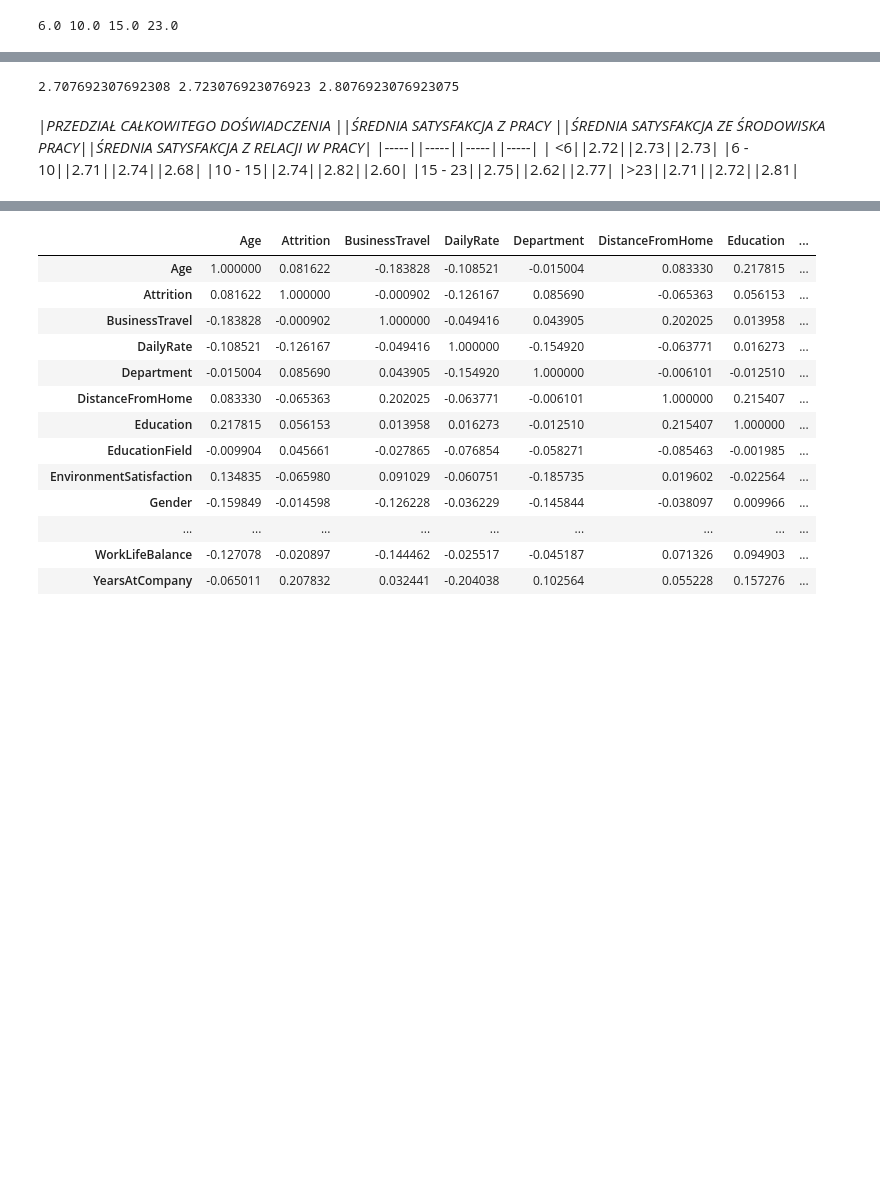
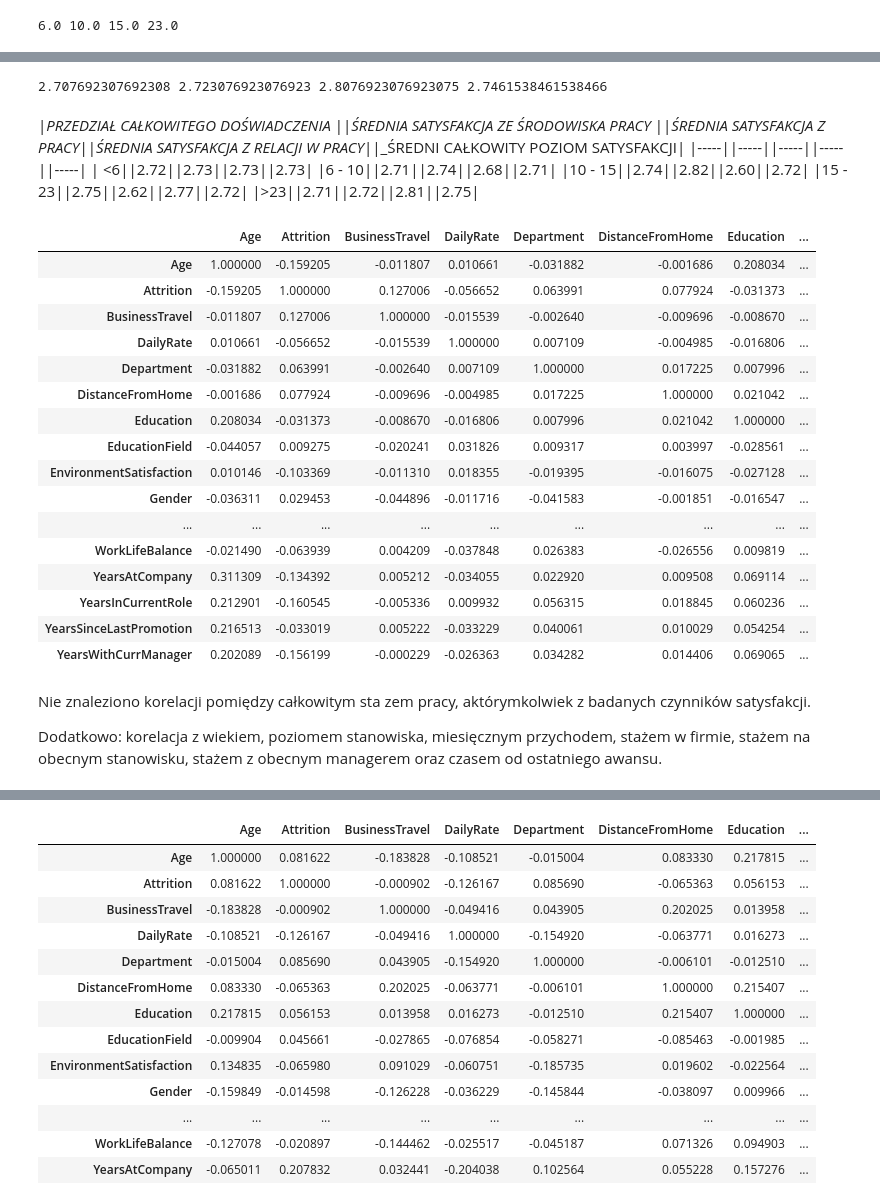
Before and after one commit to infoshareacademy/jdszr4-edc, a Jupyter notebook: 2-projekt-python/experience_analysis/experience_analysis.ipynb, the cells around one changed output, grey strips where cells are left out. Cells and saved outputs as stored; diff of their text form; code cells hidden in the pictures; blank space fills up the shorter version.

Commit message:
updated overall statistics

```diff
--- a/2-projekt-python/experience_analysis/experience_analysis.ipynb
+++ b/2-projekt-python/experience_analysis/experience_analysis.ipynb
@@ -111,17 +142,19 @@ T5 = df[df.TotalWorkingYears > 23]
 T5_enivronment = T5['EnvironmentSatisfaction'].mean()
 T5_job = T5['JobSatisfaction'].mean()
 T5_relationship = T5['RelationshipSatisfaction'].mean()
-print(T5_enivronment,T5_job, T5_relationship)
+T5_overall = (T5_enivronment + T5_job +T5_relationship)/3
+
+print(T5_enivronment,T5_job, T5_relationship, T5_overall)
 # %% [output]
-2.707692307692308 2.723076923076923 2.8076923076923075
+2.707692307692308 2.723076923076923 2.8076923076923075 2.7461538461538466
 # %% [markdown]
-|_PRZEDZIAŁ CAŁKOWITEGO DOŚWIADCZENIA_ ||_ŚREDNIA SATYSFAKCJA Z PRACY_ ||_ŚREDNIA SATYSFAKCJA ZE ŚRODOWISKA PRACY_||_ŚREDNIA SATYSFAKCJA Z RELACJI W PRACY_|
-|-----||-----||-----||-----|
-| <6||2.72||2.73||2.73|
-|6 - 10||2.71||2.74||2.68|
-|10 - 15||2.74||2.82||2.60|
-|15 - 23||2.75||2.62||2.77|
-|>23||2.71||2.72||2.81|
+|_PRZEDZIAŁ CAŁKOWITEGO DOŚWIADCZENIA_ ||_ŚREDNIA SATYSFAKCJA ZE ŚRODOWISKA PRACY_ ||_ŚREDNIA SATYSFAKCJA Z PRACY_||_ŚREDNIA SATYSFAKCJA Z RELACJI W PRACY_||_ŚREDNI CAŁKOWITY POZIOM SATYSFAKCJI|
+|-----||-----||-----||-----||-----|
+| <6||2.72||2.73||2.73||2.73|
+|6 - 10||2.71||2.74||2.68||2.71|
+|10 - 15||2.74||2.82||2.60||2.72|
+|15 - 23||2.75||2.62||2.77||2.72|
+|>23||2.71||2.72||2.81||2.75|
 # %%
 def corr_color(val):
     if abs(val) == 1.0:
@@ -135,6 +168,33 @@ def corr_color(val):
     else:
         color = 'blue'
     return 'color: %s' % color
+# %%
+#Ogólne korelacje dla cąłego przedziału TotalWorkingYears
+T1_corr = df.corr()
+T1_corr = T1_corr.style.applymap(corr_color)
+T1_corr
+# %% [output]
+|  | Age | Attrition | BusinessTravel | DailyRate | Department | DistanceFromHome | Education | ... |
+| Age | 1.000000 | -0.159205 | -0.011807 | 0.010661 | -0.031882 | -0.001686 | 0.208034 | ... |
+| Attrition | -0.159205 | 1.000000 | 0.127006 | -0.056652 | 0.063991 | 0.077924 | -0.031373 | ... |
+| BusinessTravel | -0.011807 | 0.127006 | 1.000000 | -0.015539 | -0.002640 | -0.009696 | -0.008670 | ... |
+| DailyRate | 0.010661 | -0.056652 | -0.015539 | 1.000000 | 0.007109 | -0.004985 | -0.016806 | ... |
+| Department | -0.031882 | 0.063991 | -0.002640 | 0.007109 | 1.000000 | 0.017225 | 0.007996 | ... |
+| DistanceFromHome | -0.001686 | 0.077924 | -0.009696 | -0.004985 | 0.017225 | 1.000000 | 0.021042 | ... |
+| Education | 0.208034 | -0.031373 | -0.008670 | -0.016806 | 0.007996 | 0.021042 | 1.000000 | ... |
+| EducationField | -0.044057 | 0.009275 | -0.020241 | 0.031826 | 0.009317 | 0.003997 | -0.028561 | ... |
+| EnvironmentSatisfaction | 0.010146 | -0.103369 | -0.011310 | 0.018355 | -0.019395 | -0.016075 | -0.027128 | ... |
+| Gender | -0.036311 | 0.029453 | -0.044896 | -0.011716 | -0.041583 | -0.001851 | -0.016547 | ... |
+| ... | ... | ... | ... | ... | ... | ... | ... | ... |
+| WorkLifeBalance | -0.021490 | -0.063939 | 0.004209 | -0.037848 | 0.026383 | -0.026556 | 0.009819 | ... |
+| YearsAtCompany | 0.311309 | -0.134392 | 0.005212 | -0.034055 | 0.022920 | 0.009508 | 0.069114 | ... |
+| YearsInCurrentRole | 0.212901 | -0.160545 | -0.005336 | 0.009932 | 0.056315 | 0.018845 | 0.060236 | ... |
+| YearsSinceLastPromotion | 0.216513 | -0.033019 | 0.005222 | -0.033229 | 0.040061 | 0.010029 | 0.054254 | ... |
+| YearsWithCurrManager | 0.202089 | -0.156199 | -0.000229 | -0.026363 | 0.034282 | 0.014406 | 0.069065 | ... |
+# %% [markdown]
+Nie znaleziono korelacji pomiędzy całkowitym sta zem pracy, aktórymkolwiek z badanych czynników satysfakcji.
+
+Dodatkowo: korelacja z wiekiem, poziomem stanowiska, miesięcznym przychodem, stażem w firmie, stażem na obecnym stanowisku, stażem z obecnym managerem oraz czasem od ostatniego awansu.
 # %%
 T1_corr = T1.corr()
 T1_corr = T1_corr.style.applymap(corr_color)
```
Also changed, not shown: parts of 44 cells of this notebook.
